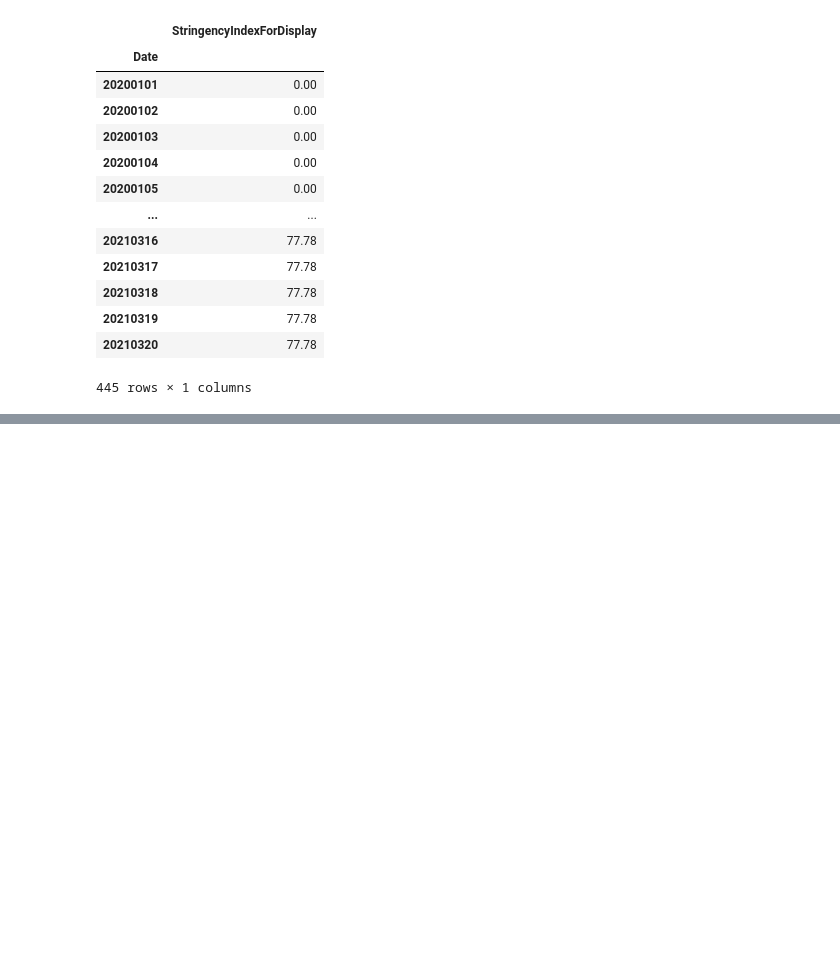
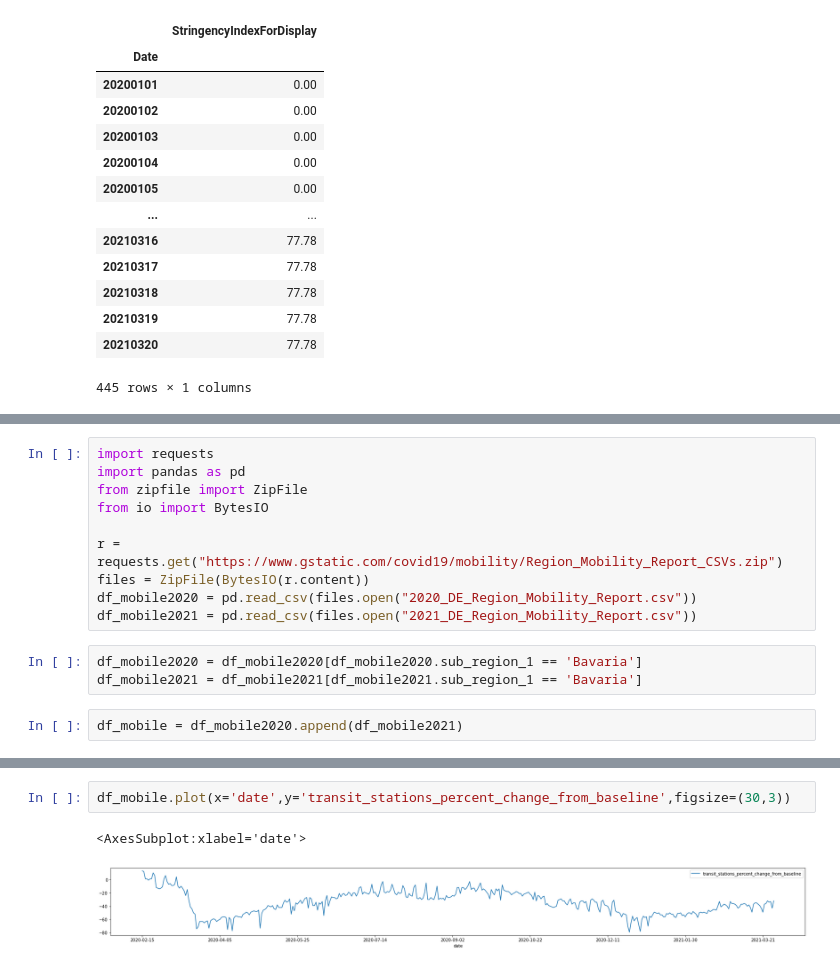
Before and after one commit to jokus-pokus/Gesundheitsamt, a Jupyter notebook: DatenSammlung.ipynb, the cells around one changed output, grey strips where cells are left out. Saved outputs shown, nothing was run; the diff lists cells and outputs as text; blank space fills up the shorter version.

```diff
--- a/DatenSammlung.ipynb
+++ b/DatenSammlung.ipynb
@@ -225,0 +229,15 @@ stringency.set_index('Date')
+# %%
+import requests
+import pandas as pd
+from zipfile import ZipFile
+from io import BytesIO
+
+r = requests.get("https://www.gstatic.com/covid19/mobility/Region_Mobility_Report_CSVs.zip")
+files = ZipFile(BytesIO(r.content))
+df_mobile2020 = pd.read_csv(files.open("2020_DE_Region_Mobility_Report.csv"))
+df_mobile2021 = pd.read_csv(files.open("2021_DE_Region_Mobility_Report.csv"))
+# %%
+df_mobile2020 = df_mobile2020[df_mobile2020.sub_region_1 == 'Bavaria']
+df_mobile2021 = df_mobile2021[df_mobile2021.sub_region_1 == 'Bavaria']
+# %%
+df_mobile = df_mobile2020.append(df_mobile2021)
@@ -225,0 +253,5 @@ stringency.set_index('Date')
+# %%
+df_mobile.plot(x='date',y='transit_stations_percent_change_from_baseline',figsize=(30,3))
+# %% [output]
+<AxesSubplot:xlabel='date'>
+[figure, added]
```
Also changed, not shown: parts of 22 cells of this notebook, 6 other files.
